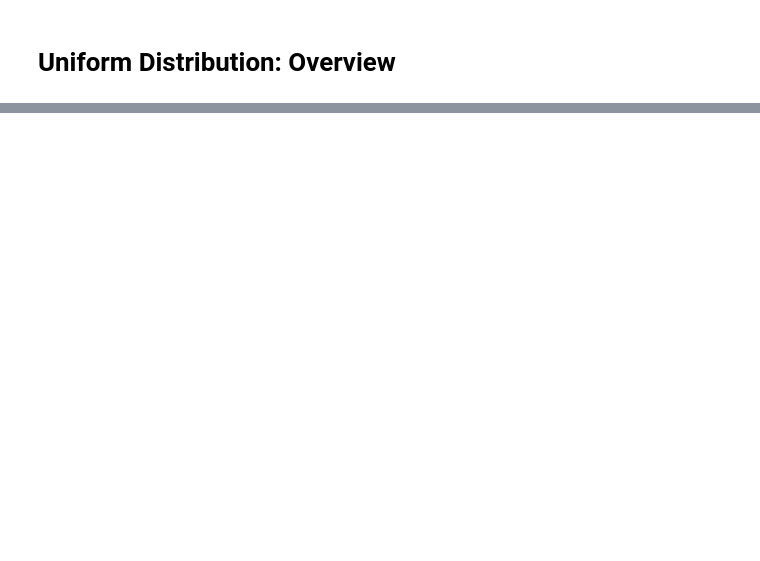
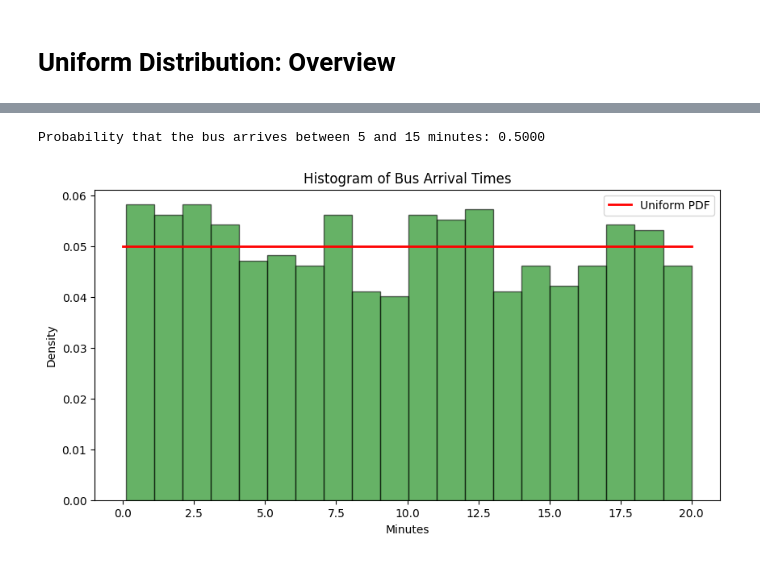
Before and after one commit to WenfongWW/Statistics-with-Python, a Jupyter notebook: Probability Distribution/2.Uniform_Distribution.ipynb, the cells around one changed output, grey strips where cells are left out. Drawn from its saved outputs; the diff is of its cells as text; code cells hidden in the pictures; blank space fills up the shorter version.

```diff
--- a/Probability Distribution/2.Uniform_Distribution.ipynb
+++ b/Probability Distribution/2.Uniform_Distribution.ipynb
@@ -67,0 +147,33 @@ $$
+# %%
+import numpy as np
+import matplotlib.pyplot as plt
+import scipy.stats as stats
+
+
+a = 0
+b = 20
+
+# Calculate the probability that the bus arrives between 5 and 15 minutes
+prob_5_to_15 = stats.uniform.cdf(15, loc=a, scale=b-a) - stats.uniform.cdf(5, loc=a, scale=b-a)
+print(f"Probability that the bus arrives between 5 and 15 minutes: {prob_5_to_15:.4f}")
+
+# Simulate 1000 random bus arrival times
+np.random.seed(42)
+arrival_times = np.random.uniform(a, b, 1000)
+
+plt.figure(figsize=(10, 5))
+plt.hist(arrival_times, bins=20, density=True, alpha=0.6, color='g', edgecolor='black')
+plt.title('Histogram of Bus Arrival Times')
+plt.xlabel('Minutes')
+plt.ylabel('Density')
+
+# Overlay PDF
+x = np.linspace(a, b, 1000)
+pdf = stats.uniform.pdf(x, loc=a, scale=b-a)
+plt.plot(x, pdf, 'r-', lw=2, label='Uniform PDF')
+plt.legend()
+
+plt.show()
+# %% [output]
+Probability that the bus arrives between 5 and 15 minutes: 0.5000
+[figure, added]
```
Also changed, not shown: parts of 4 cells of this notebook, 3 other files.
